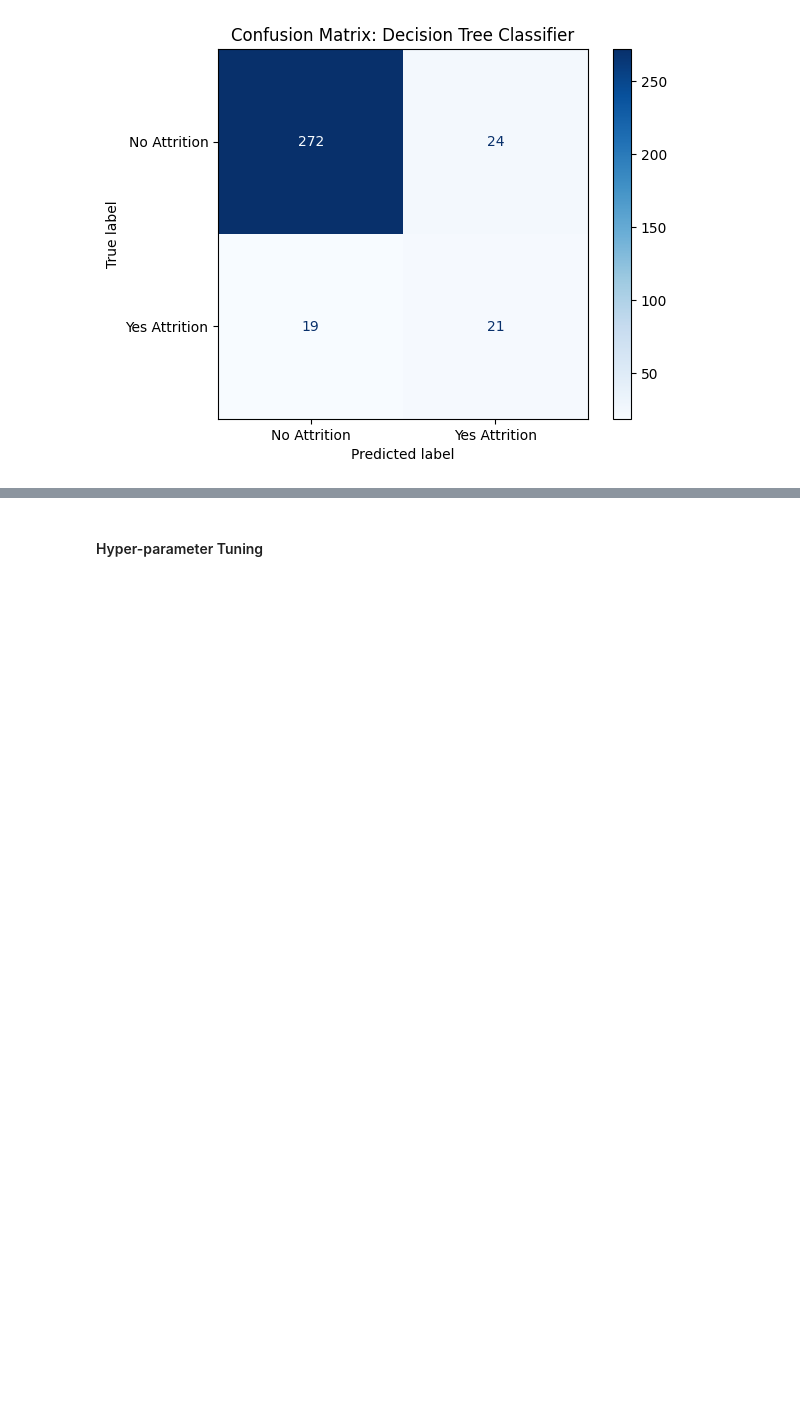
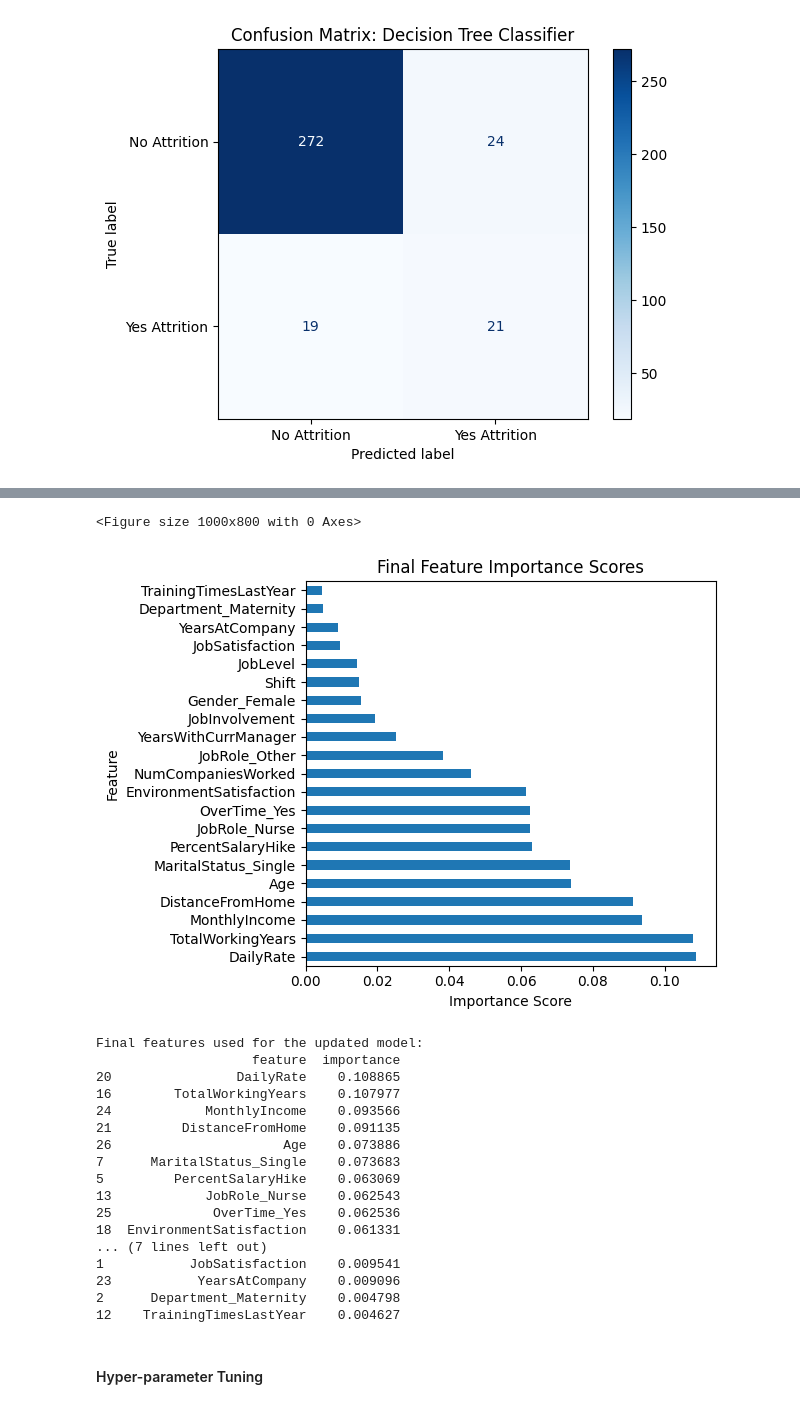
Before and after one commit to Jrk373/MachineLearningDemo, a Jupyter notebook: DecisionTreeClasifier.ipynb, the cells around one changed output, grey strips where cells are left out. Cells and saved outputs as stored; diff of their text form; code cells hidden in the pictures; blank space fills up the shorter version.

```diff
--- a/DecisionTreeClasifier.ipynb
+++ b/DecisionTreeClasifier.ipynb
@@ -115,5 +221,10 @@ columns_to_drop = ['EmployeeID',
                    'MonthlyRate',
                    'EmployeeCount']
 
-# Drop those Columns like they're hot
-df = df.drop(columns = columns_to_drop)
+# Drop the columns like they are hot
+try:
+    df = df.drop(columns=columns_to_drop)
+    print(f"Successfully dropped columns: {columns_to_drop}")
+except KeyError as e:
+    print(f"KeyError encountered: {e}")
+    print("Please ensure the specified columns exist in the DataFrame.")
@@ -491,0 +643,38 @@ plt.show()
+# %%
+# Step 1: Filter the dataset to include only important features
+X_filtered = X_test[important_features['feature']]
+
+# Step 2: Refit the decision tree classifier using the filtered features
+clf_dt.fit(X_filtered, y_test)
+
+# Step 3: Recalculate feature importances and create a DataFrame
+importances = clf_dt.feature_importances_
+filtered_important_features = pd.DataFrame({
+    'feature': X_filtered.columns,
+    'importance': importances
+}).sort_values('importance', ascending=False)
+
+# Display the recalculated important features
+print("Recalculated Important Features:")
+print(filtered_important_features)
+
+# Step 4: Filter out features with importance ≤ 0
+final_important_features = filtered_important_features[filtered_important_features['importance'] > 0]
+X_final_filtered = X_test[final_important_features['feature']]
+
+# Step 5: Refit the model with the final filtered features
+clf_dt.fit(X_final_filtered, y_test)
+
+# Step 6: Plot the recalculated feature importances
+plt.figure(figsize=(10, 8))
+ax = final_important_features.plot(kind='barh', x='feature', y='importance', legend=False)
+ax.set_xlabel('Importance Score')
+ax.set_ylabel('Feature')
+ax.set_title('Final Feature Importance Scores')
+plt.tight_layout()
+plt.show()
+
+# Step 7: Print final features used for the updated model
+print("\nFinal features used for the updated model:")
+print(final_important_features)
+# %% [output]
@@ -492,3 +698,22 @@ plt.show()
+<Figure size 1000x800 with 0 Axes>
+[figure, added]
+Final features used for the updated model:
+                    feature  importance
+20                DailyRate    0.108865
+16        TotalWorkingYears    0.107977
+24            MonthlyIncome    0.093566
+21         DistanceFromHome    0.091135
+26                      Age    0.073886
+7      MaritalStatus_Single    0.073683
+5         PercentSalaryHike    0.063069
+13            JobRole_Nurse    0.062543
+25             OverTime_Yes    0.062536
+18  EnvironmentSatisfaction    0.061331
+... (7 lines left out)
+1           JobSatisfaction    0.009541
+23           YearsAtCompany    0.009096
+2      Department_Maternity    0.004798
+12    TrainingTimesLastYear    0.004627
 # %% [markdown]
 #### Hyper-parameter Tuning
 # %% [markdown]
```
Also changed, not shown: parts of 46 cells of this notebook.
